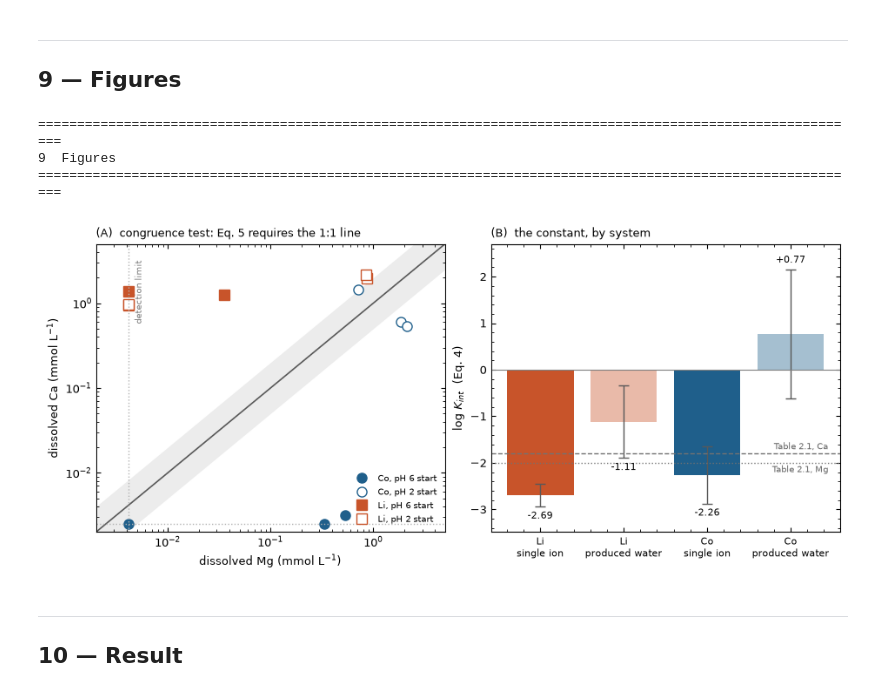
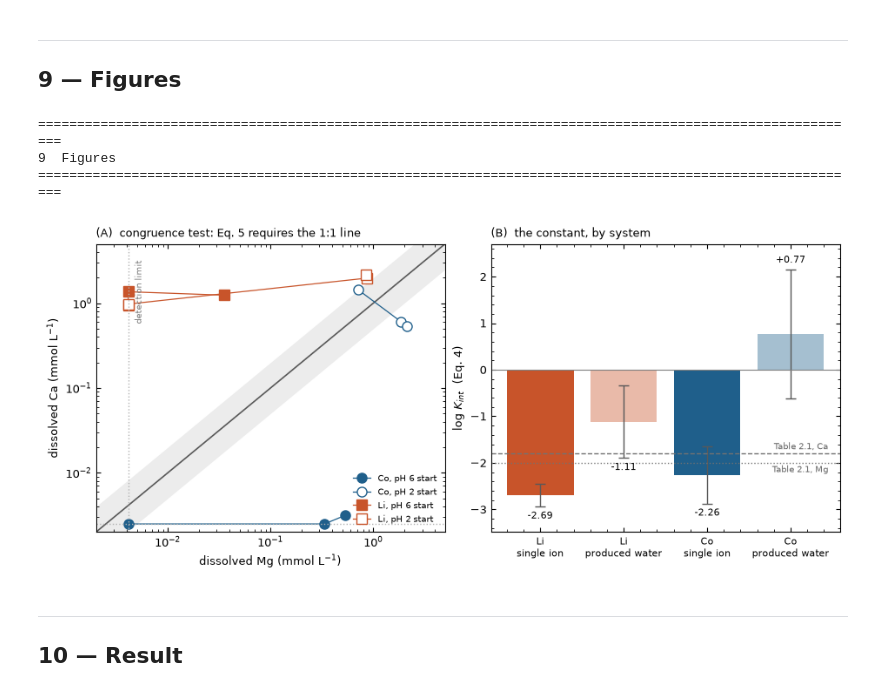
Before and after one commit to Marwa-2024/CCM-to-determine-Log-K-, a Jupyter notebook: LogK_LiCo_TST_full_method.ipynb, the cells around one changed output. Drawn from its saved outputs; the diff is of its cells as text; code cells hidden in the pictures.

```diff
--- a/LogK_LiCo_TST_full_method.ipynb
+++ b/LogK_LiCo_TST_full_method.ipynb
@@ -661,9 +661,9 @@ ax.fill_between(lim, [lim[0]*0.5, lim[1]*0.5], [lim[0]*2, lim[1]*2],
                 color="0.6", alpha=0.18, lw=0)
 for m in ["Co", "Li"]:
     for b, fc in [("pH6", COL[m]), ("pH2", "white")]:
-        d = SINGLE[(SINGLE.metal == m) & (SINGLE.batch == b) & (SINGLE.day > 0)]
-        ax.plot(d.Mg/MM["Mg"], d.Ca/MM["Ca"], MK[m], color=COL[m], mfc=fc, mec=COL[m],
-                ls="none", ms=8, label=f"{m}, {b.replace('pH','pH ')} start")
+        d = SINGLE[(SINGLE.metal == m) & (SINGLE.batch == b) & (SINGLE.day > 0)].sort_values("day")
+        ax.plot(d.Mg/MM["Mg"], d.Ca/MM["Ca"], MK[m] + "-", color=COL[m], mfc=fc, mec=COL[m],
+                lw=0.9, ms=8, label=f"{m}, {b.replace('pH','pH ')} start")
 ax.axvline(0.1/MM["Mg"], color="0.7", ls=":", lw=1)
 ax.axhline(0.1/MM["Ca"], color="0.7", ls=":", lw=1)
 ax.text(0.1/MM["Mg"]*1.15, 3.2, "detection limit", fontsize=7, color="0.5", rotation=90, va="top")
@@ -674,34 +674,34 @@ ax.legend(loc="lower right", fontsize=7.4)
 
 ax = axes[1]
 lab, val, err, colr = [], [], [], []
 for m in ["Li", "Co"]:
     for sysname, a in [("single ion", 1.0), ("produced water", 0.40)]:
         r = summ[(summ.metal == m) & (summ.system == sysname)].iloc[0]
         lab.append(f"{m}\n{sysname}"); val.append(r.logK_int); err.append(r.SD)
         colr.append(tuple(list(plt.matplotlib.colors.to_rgb(COL[m])) + [a]))
 x = np.arange(4)
 ax.bar(x, val, yerr=err, color=colr, capsize=4, error_kw=dict(lw=1, ecolor="0.35"))
 ax.axhline(LOGK["CO3Ca"], color="0.45", ls="--", lw=1)
 ax.axhline(LOGK["CO3Mg"], color="0.45", ls=":", lw=1)
 ax.text(3.45, LOGK["CO3Ca"] + 0.05, "Table 2.1, Ca", fontsize=7, color="0.4", ha="right", va="bottom")
 ax.text(3.45, LOGK["CO3Mg"] - 0.05, "Table 2.1, Mg", fontsize=7, color="0.4", ha="right", va="top")
 ax.axhline(0, color="0.5", lw=0.8)
 ax.set_xticks(x); ax.set_xticklabels(lab, fontsize=7.8)
 ax.set_ylabel("log $K_{int}$  (Eq. 4)")
 ax.set_title("(B)  the constant, by system", fontsize=9.5, loc="left")
 _lo = min(v - (e if np.isfinite(e) else 0) for v, e in zip(val, err))
 _hi = max(v + (e if np.isfinite(e) else 0) for v, e in zip(val, err))
 ax.set_ylim(_lo - 0.55, _hi + 0.55)
 for xi, v, e in zip(x, val, err):
     e = e if np.isfinite(e) else 0.0
     ax.text(xi, (v + e + 0.10) if v > 0 else (v - e - 0.10), f"{v:+.2f}",
             ha="center", va="bottom" if v > 0 else "top", fontsize=8)
 savefig(fig, "TST_Fig1_congruence_and_constants")
 # %% [output]
 ==========================================================================================================
 9  Figures
 ==========================================================================================================
-[figure, old version]
+[figure, new version]
 # %% [markdown]
 ---
 ## 10 — Result
```
Also changed, not shown: parts of 1 cell of this notebook, 13 other files.
